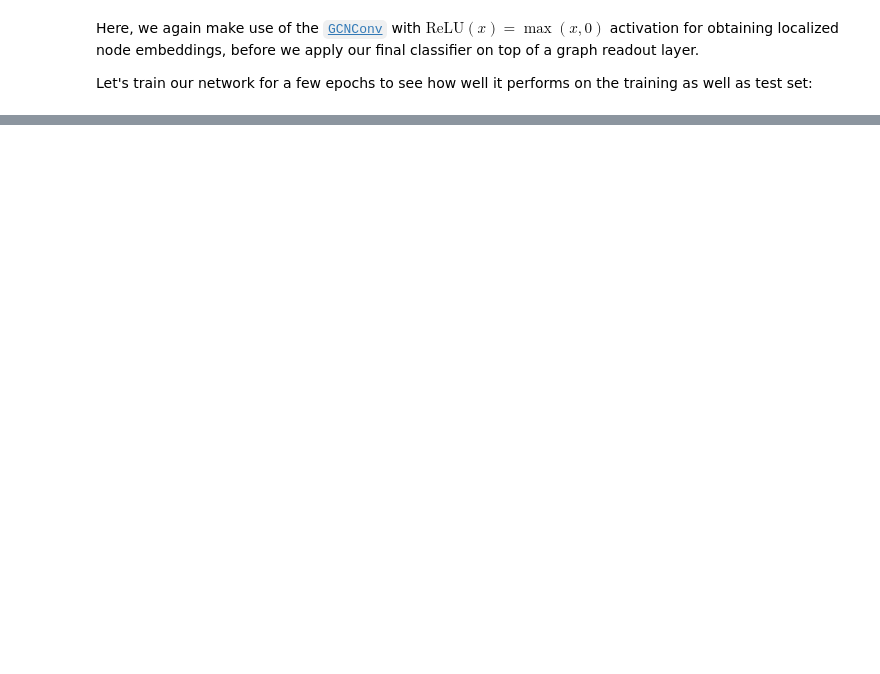
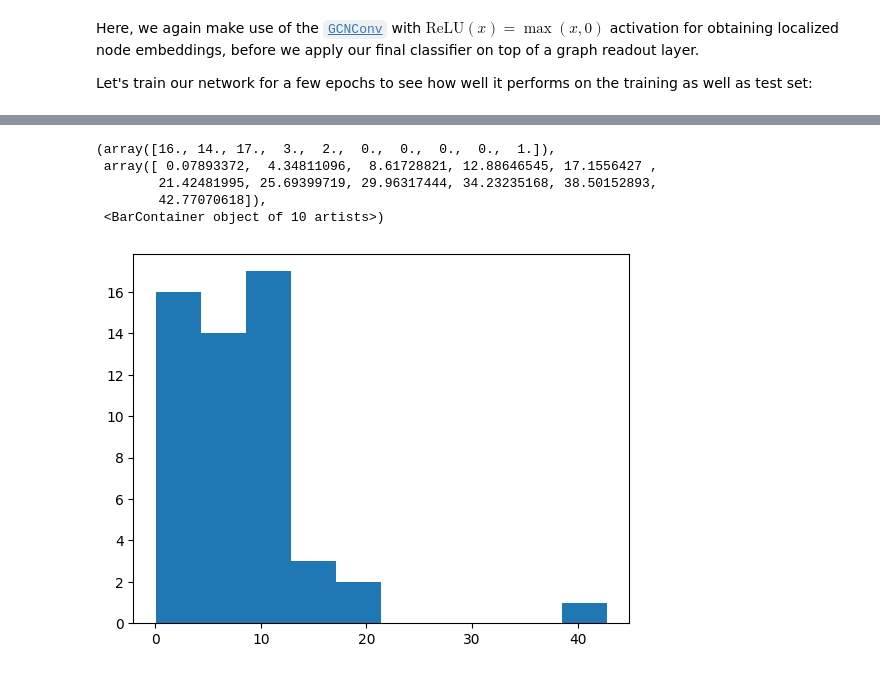
Before and after one commit to bgauzere/greycdata, a Jupyter notebook: Graph_Regression_alkane.ipynb, the cells around one changed output, grey strips where cells are left out. Saved outputs shown, nothing was run; the diff lists cells and outputs as text; code cells hidden in the pictures; blank space fills up the shorter version.

```diff
--- a/Graph_Regression_alkane.ipynb
+++ b/Graph_Regression_alkane.ipynb
@@ -257,0 +279,9 @@ print(np.mean((gt-pred)**2))
+# %%
+plt.hist(np.abs(gt-pred))
+# %% [output]
+(array([16., 14., 17.,  3.,  2.,  0.,  0.,  0.,  0.,  1.]),
+ array([ 0.07893372,  4.34811096,  8.61728821, 12.88646545, 17.1556427 ,
+        21.42481995, 25.69399719, 29.96317444, 34.23235168, 38.50152893,
+        42.77070618]),
+ <BarContainer object of 10 artists>)
+[figure, added]
```
Also changed, not shown: parts of 11 cells of this notebook, 3 other files.
